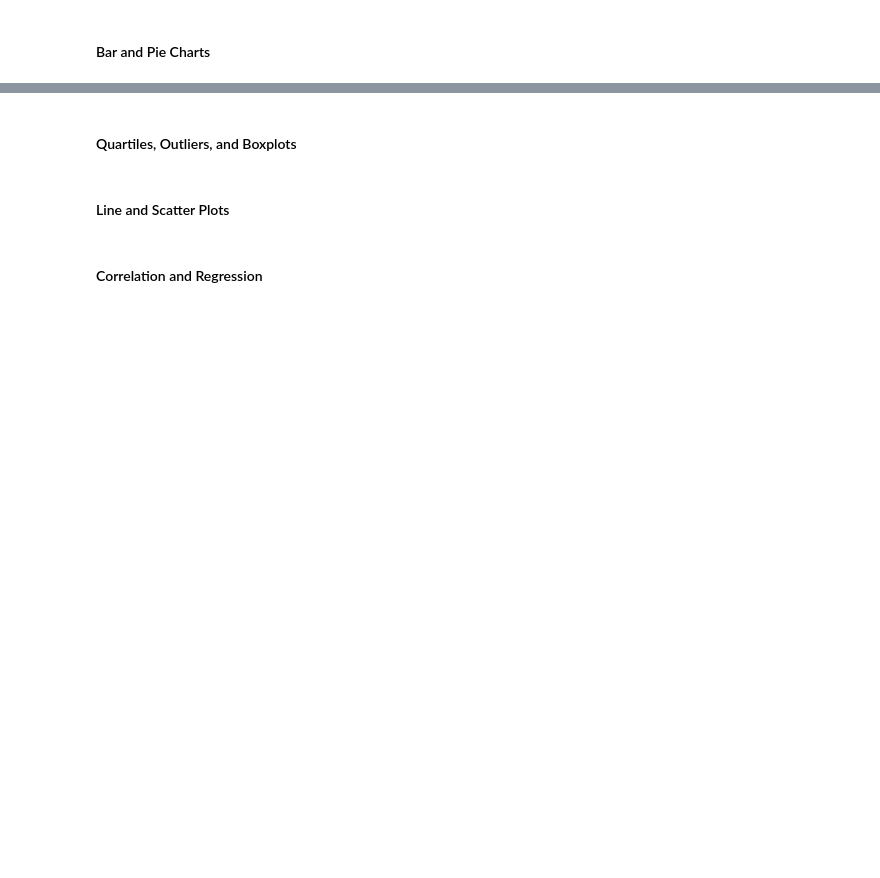
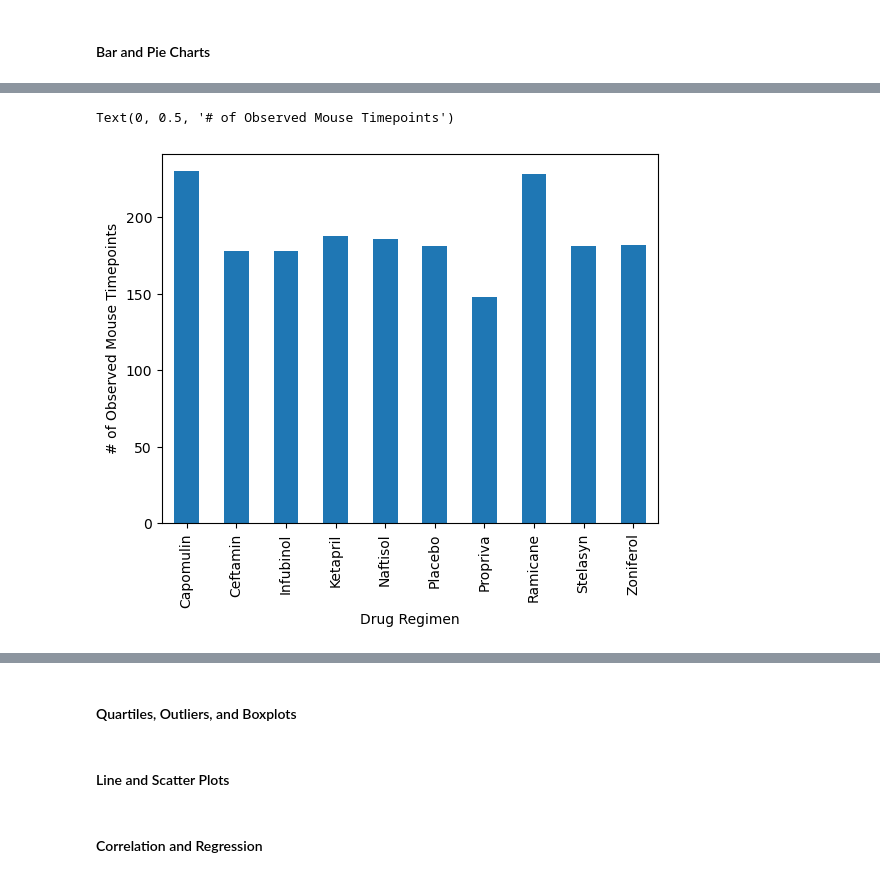
Before and after one commit to sallyca530/Matplotlib-Challenge, a Jupyter notebook: Pymaceuticals/main_py/mainPymaceuticals.ipynb, the cells around one changed output, grey strips where cells are left out. Cells and saved outputs as stored; diff of their text form; code cells hidden in the pictures; blank space fills up the shorter version.

```diff
--- a/Pymaceuticals/main_py/mainPymaceuticals.ipynb
+++ b/Pymaceuticals/main_py/mainPymaceuticals.ipynb
@@ -138,2 +181,8 @@ gr_drug_df
 # %%
-# Generate a bar plot showing the total number of rows (Mouse ID/Timepoints) for each drug regimen using Pandas.
+# Generate a bar plot showing the total number of rows (Mouse ID/Timepoints)
+# for each drug regimen using Pandas.
+cl_mouse_df.groupby(["Drug Regimen"])["Timepoint"].count().reset_index(name="Timepoint").plot.bar(x="Drug Regimen",y="Timepoint",legend=False)
+plt.ylabel("# of Observed Mouse Timepoints")
+# %% [output]
+Text(0, 0.5, '# of Observed Mouse Timepoints')
+[figure, added]
```
Also changed, not shown: parts of 8 cells of this notebook.
